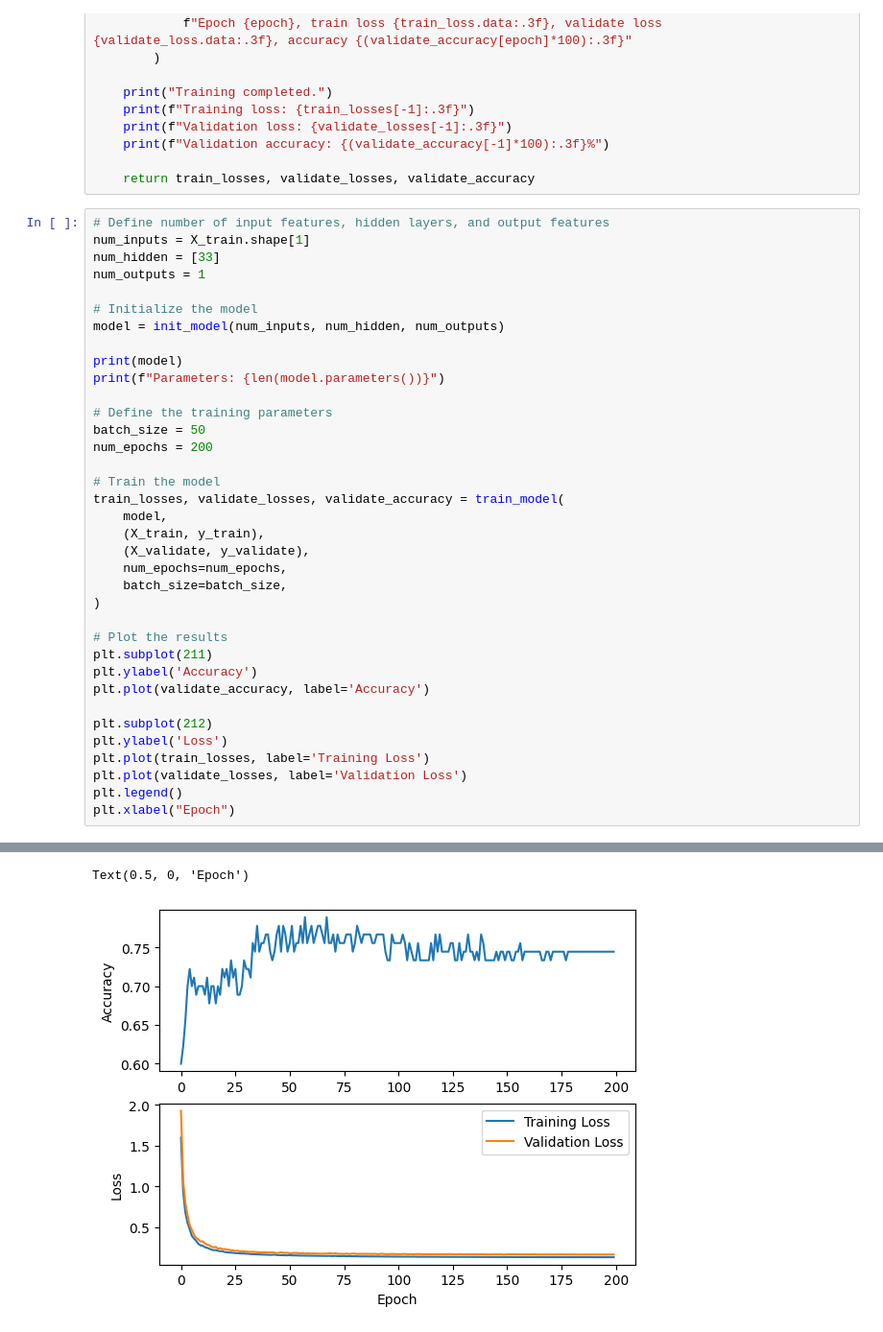
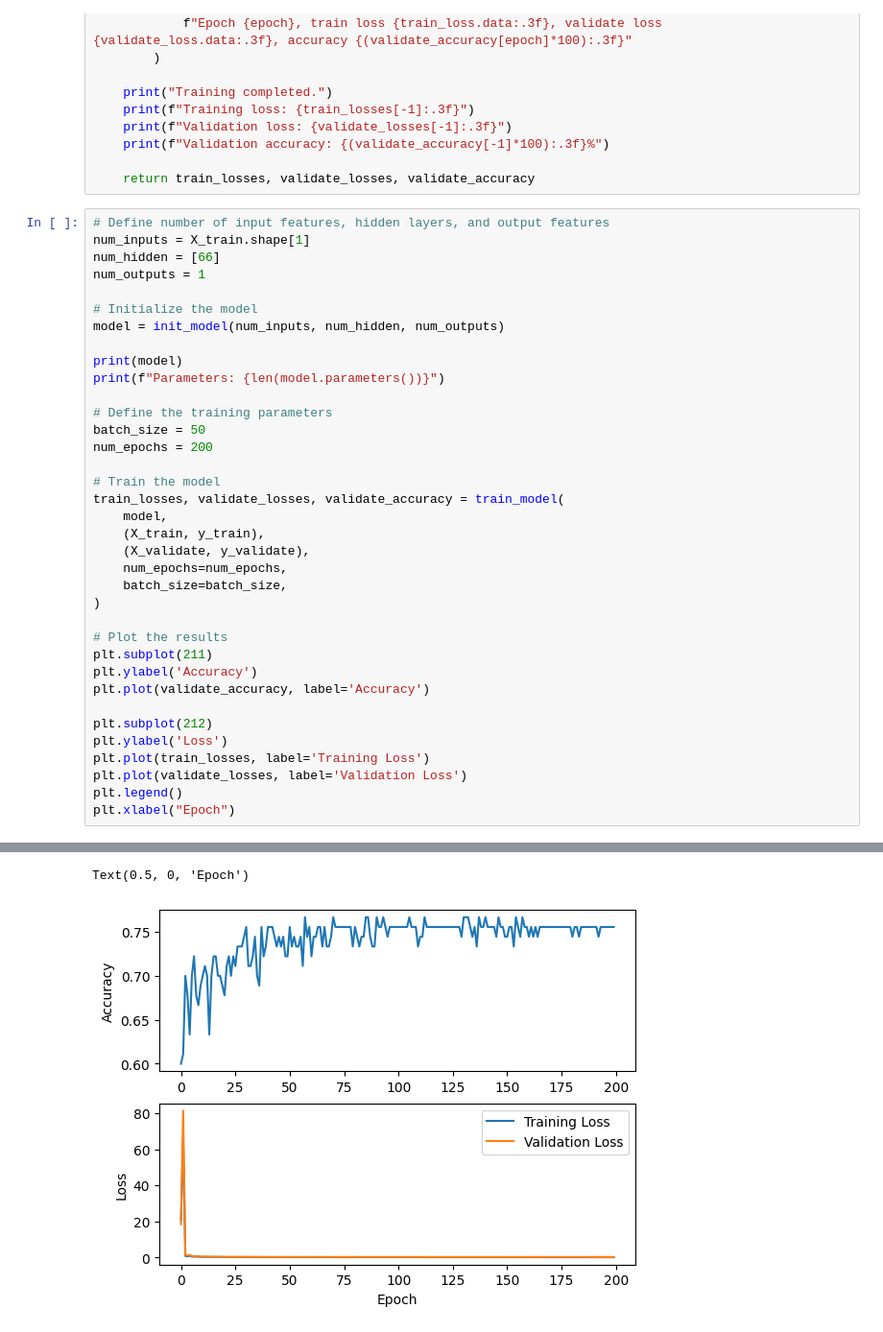
Before and after one commit to zirkelc/micrograd-titanic, a Jupyter notebook: micrograd.ipynb, the cells around one changed output, grey strips where cells are left out. Shown at 96% size. Saved outputs shown, nothing was run; the diff lists cells and outputs as text.

```diff
--- a/micrograd.ipynb
+++ b/micrograd.ipynb
@@ -388,7 +390,7 @@ def train_model(model, xy_train, xy_validate, num_epochs=100, batch_size=32):
 # %%
 # Define number of input features, hidden layers, and output features
 num_inputs = X_train.shape[1]
-num_hidden = [33]
+num_hidden = [66]
 num_outputs = 1
 
 # Initialize the model
@@ -442,5 +444,5 @@ Validation accuracy: 74.444%
 Text(0.5, 0, 'Epoch')
-[figure, old version]
+[figure, new version]
 # %%
 # Input features from the scaled test dataset
 test_features = test_scaled_df.to_numpy()
```
Also changed, not shown: parts of 3 cells of this notebook.
